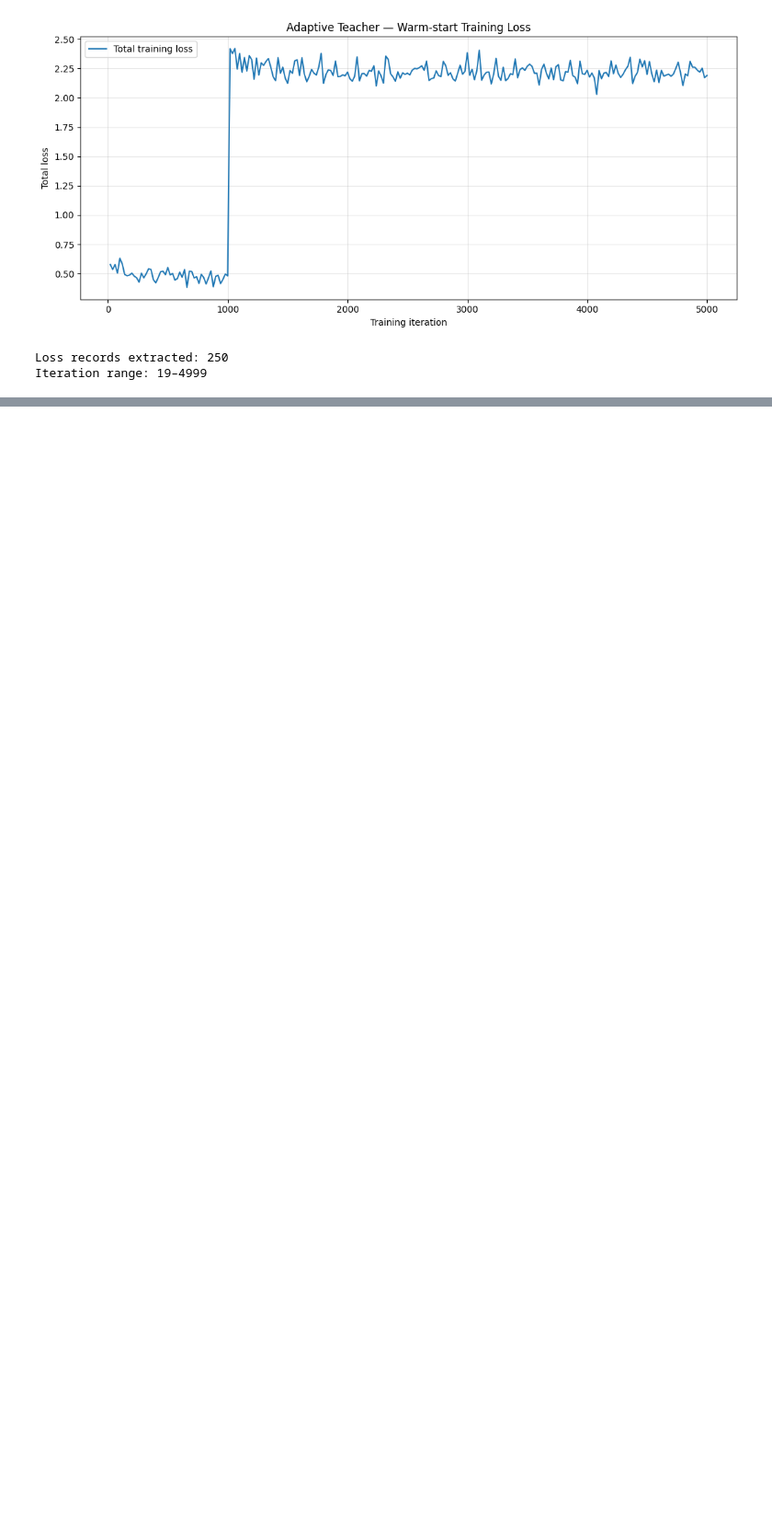
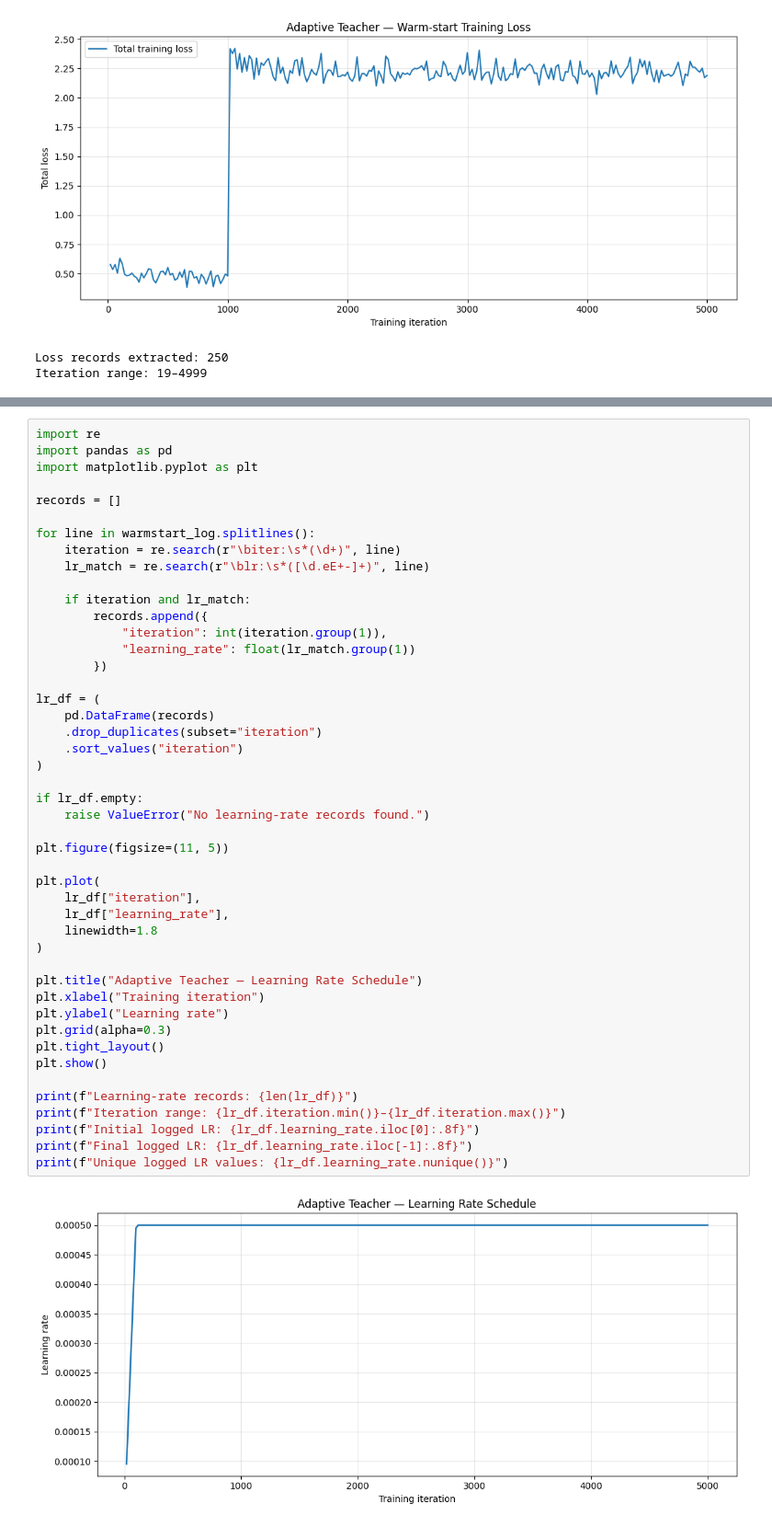
Before and after one commit to mmeraj1/domain-adaptation-object-detection, a Jupyter notebook: Adaptive_teacher_Experiment/Adaptive_Teacher_Final_Checkpoint_Local_Evaluation_CLEANED.ipynb, the cells around one changed output, grey strips where cells are left out. Shown at 92% size. Drawn from its saved outputs; the diff is of its cells as text; blank space fills up the shorter version.

```diff
--- a/Adaptive_teacher_Experiment/Adaptive_Teacher_Final_Checkpoint_Local_Evaluation_CLEANED.ipynb
+++ b/Adaptive_teacher_Experiment/Adaptive_Teacher_Final_Checkpoint_Local_Evaluation_CLEANED.ipynb
@@ -2049,0 +2207,48 @@ Iteration range: 19–4999
+# %%
+import re
+import pandas as pd
+import matplotlib.pyplot as plt
+
+records = []
+
+for line in warmstart_log.splitlines():
+    iteration = re.search(r"\biter:\s*(\d+)", line)
+    lr_match = re.search(r"\blr:\s*([\d.eE+-]+)", line)
+
+    if iteration and lr_match:
+        records.append({
+            "iteration": int(iteration.group(1)),
+            "learning_rate": float(lr_match.group(1))
+        })
+
+lr_df = (
+    pd.DataFrame(records)
+    .drop_duplicates(subset="iteration")
+    .sort_values("iteration")
+)
+
+if lr_df.empty:
+    raise ValueError("No learning-rate records found.")
+
+plt.figure(figsize=(11, 5))
+
+plt.plot(
+    lr_df["iteration"],
+    lr_df["learning_rate"],
+    linewidth=1.8
+)
+
+plt.title("Adaptive Teacher — Learning Rate Schedule")
+plt.xlabel("Training iteration")
+plt.ylabel("Learning rate")
+plt.grid(alpha=0.3)
+plt.tight_layout()
+plt.show()
+
+print(f"Learning-rate records: {len(lr_df)}")
+print(f"Iteration range: {lr_df.iteration.min()}–{lr_df.iteration.max()}")
+print(f"Initial logged LR: {lr_df.learning_rate.iloc[0]:.8f}")
+print(f"Final logged LR: {lr_df.learning_rate.iloc[-1]:.8f}")
+print(f"Unique logged LR values: {lr_df.learning_rate.nunique()}")
+# %% [output]
+[figure, added]
```
Also changed, not shown: parts of 3 cells of this notebook, 1 other file.
